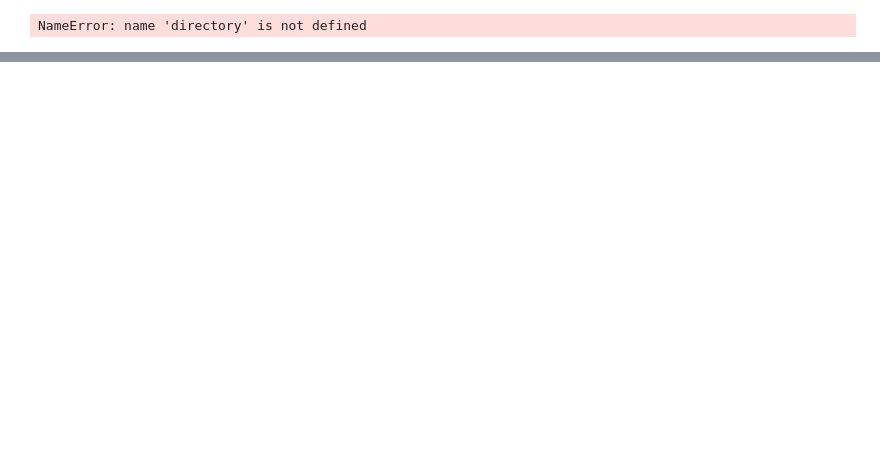
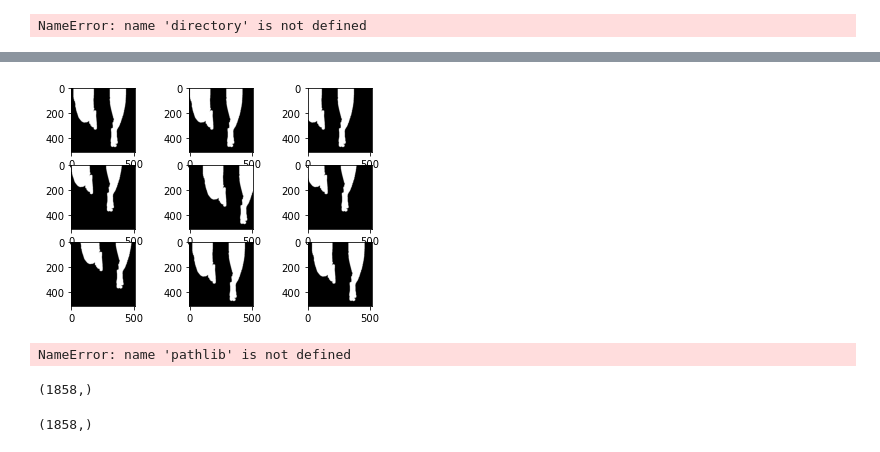
Before and after one commit to CW67/FYP_FGCRCgit, a Jupyter notebook: imageTest.ipynb, the cells around one changed output, grey strips where cells are left out. Drawn from its saved outputs; the diff is of its cells as text; code cells hidden in the pictures; blank space fills up the shorter version.

Commit message:
Added preliminary ddata split and setup for tensorflow

```diff
--- a/imageTest.ipynb
+++ b/imageTest.ipynb
@@ -155,0 +226,44 @@ NameError: name 'directory' is not defined
+# %%
+#Data augmentation Segment
+#Model Training Segment
+# example of horizontal shift image augmentation
+from numpy import expand_dims
+from tensorflow.keras.utils import load_img
+from tensorflow.keras.utils import img_to_array
+from tensorflow.keras.preprocessing.image import ImageDataGenerator
+from matplotlib import pyplot
+# load the image
+img = cv2.imread('C:\\Users\Cheon\MasterData\mLForward\PRsfn52.png');
+# convert to numpy array
+data = img_to_array(img)
+# expand dimension to one sample
+samples = expand_dims(data, 0)
+# create image data augmentation generator
+datagen = ImageDataGenerator(width_shift_range=[-50,50],height_shift_range=0.2)
+# prepare iterator
+it = datagen.flow(samples, batch_size=1)
+# generate samples and plot
+for i in range(9):
+    # define subplot
+    pyplot.subplot(330 + 1 + i)
+    # generate batch of images
+    batch = it.next()
+    # convert to unsigned integers for viewing
+    image = batch[0].astype('uint8')
+    # plot raw pixel data
+    pyplot.imshow(image)
+# show the figure
+pyplot.show()
+# %% [output]
+[figure, added]
+# %%
+#Moddel training section begin
+import numpy as np
+import os
+import PIL
+import PIL.Image
+import tensorflow as tf
+data_dir = "C:\\Users\Cheon\MasterData"
+data_dir = pathlib.Path(data_dir)
+# %% [output]
+NameError: name 'pathlib' is not defined
@@ -155,0 +306,12 @@ NameError: name 'directory' is not defined
+# %%
+len(y)
+y = np.array(y)
+y.shape
+# %% [output]
+(1858,)
+# %%
+len(X)
+X = np.array(X)
+X.shape
+# %% [output]
+(1858,)
```
Also changed, not shown: parts of 14 cells of this notebook.
